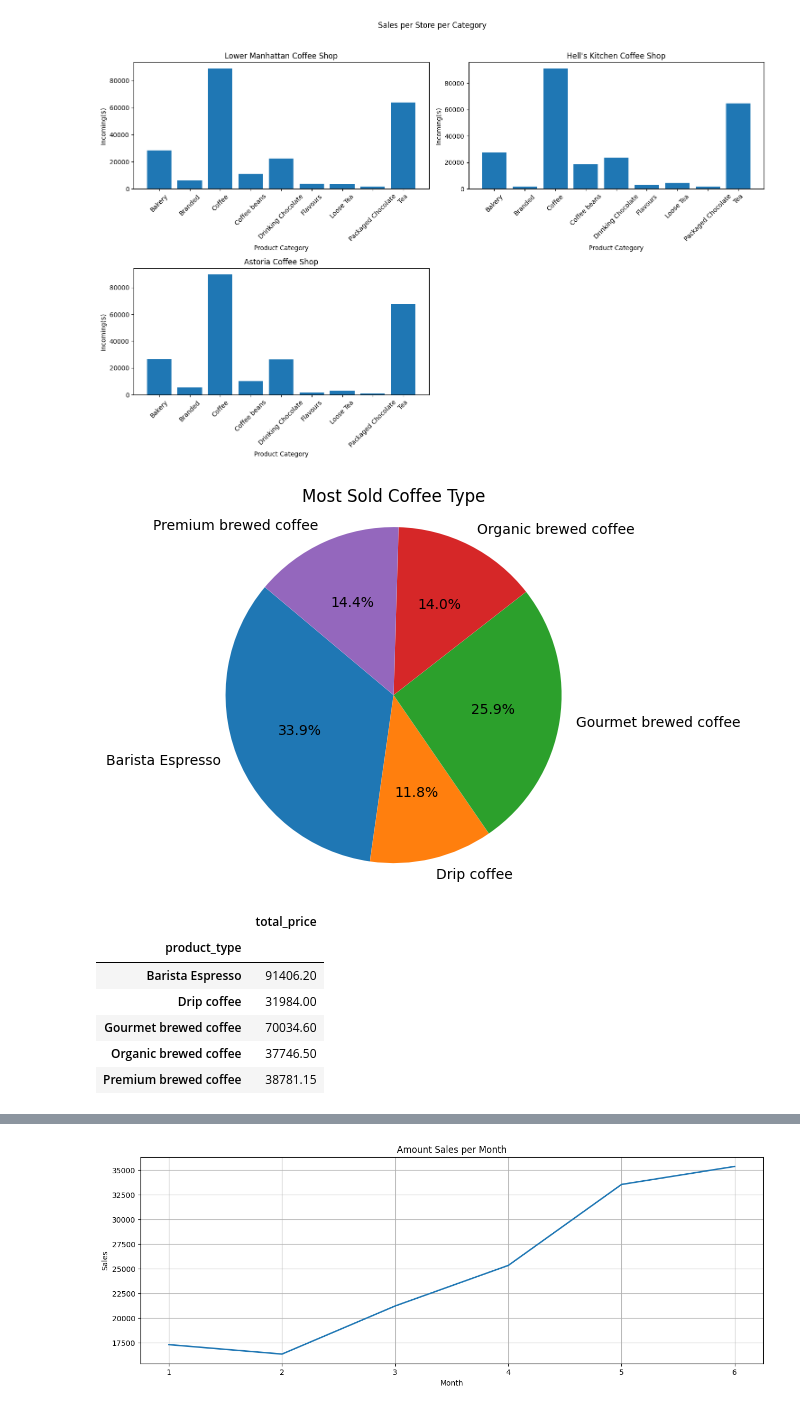
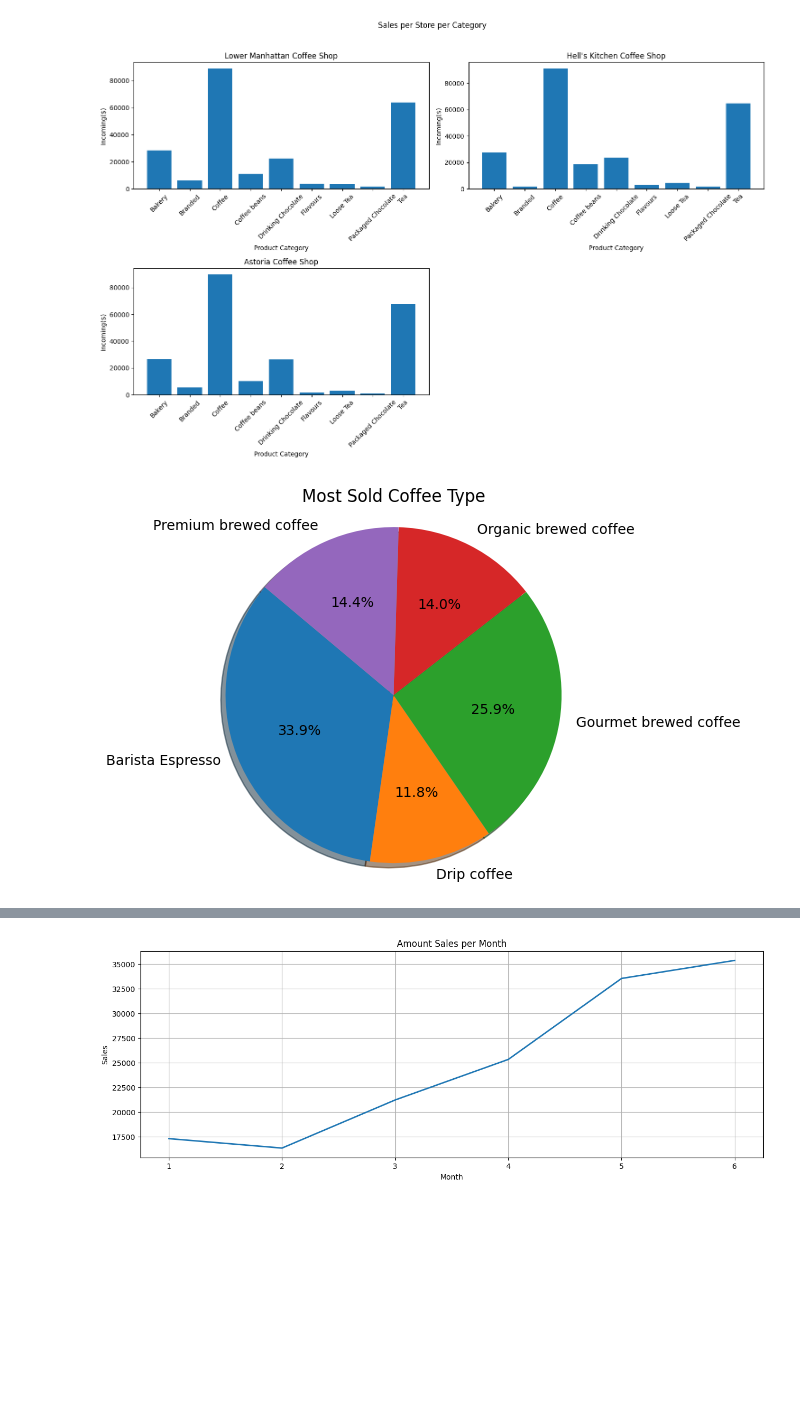
Before and after one commit to mthspm/DataAnalysePandas, a Jupyter notebook: src/CoffeShopSales/main.ipynb, the cells around one changed output, grey strips where cells are left out. Saved outputs shown, nothing was run; the diff lists cells and outputs as text; code cells hidden in the pictures; blank space fills up the shorter version.

```diff
--- a/src/CoffeShopSales/main.ipynb
+++ b/src/CoffeShopSales/main.ipynb
@@ -170,21 +169,12 @@ plt.show()
 # %%
 # Pie Chart - Most sold coffee type
 
 products_sells_type = df[['product_category', 'product_type', 'total_price']].groupby(['product_category', 'product_type']).sum()
 
 coffee_sells_type = products_sells_type.loc['Coffee']
-coffee_sells_type.plot(kind='pie', y='total_price', autopct='%1.1f%%', startangle=140, legend=False)
+coffee_sells_type.plot(kind='pie', y='total_price', autopct='%1.1f%%', startangle=140, legend=False, ylabel='',
+                       title='Most Sold Coffee Type', shadow=True)
 plt.axis('equal')
-plt.ylabel('')
-plt.title('Most Sold Coffee Type')
 plt.show()
-coffee_sells_type
 # %% [output]
-[figure, old version]
+[figure, new version]
-|  | total_price |
-| product_type |  |
-| Barista Espresso | 91406.20 |
-| Drip coffee | 31984.00 |
-| Gourmet brewed coffee | 70034.60 |
-| Organic brewed coffee | 37746.50 |
-| Premium brewed coffee | 38781.15 |
```
Also changed, not shown: parts of 4 cells of this notebook.
